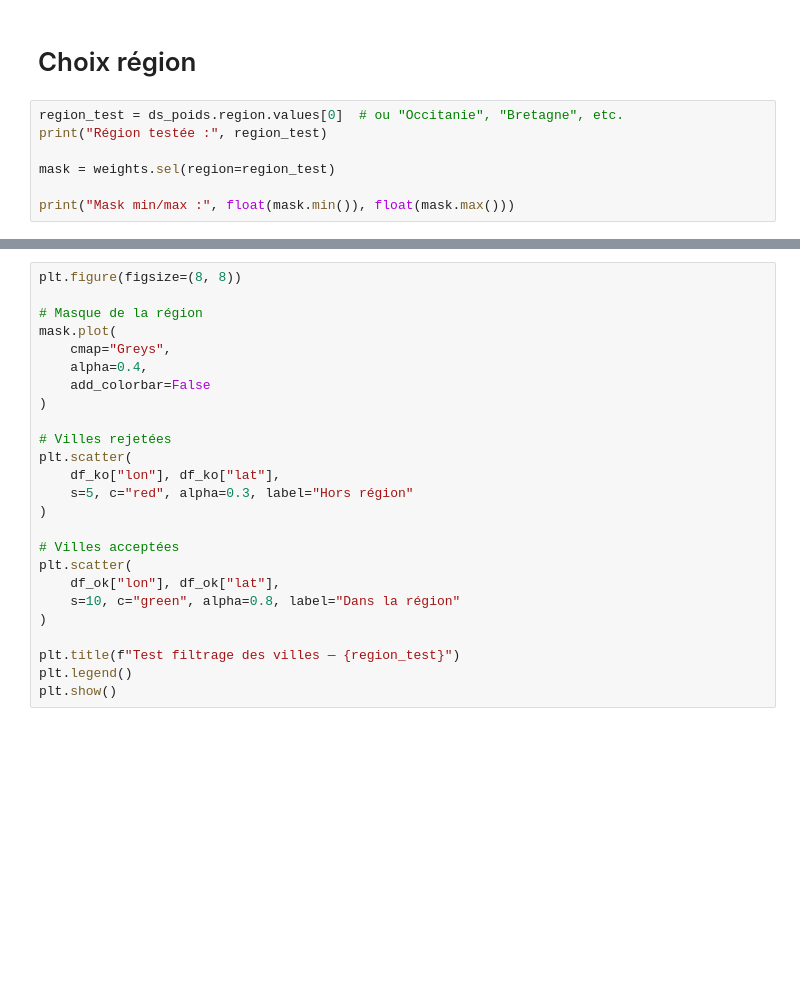
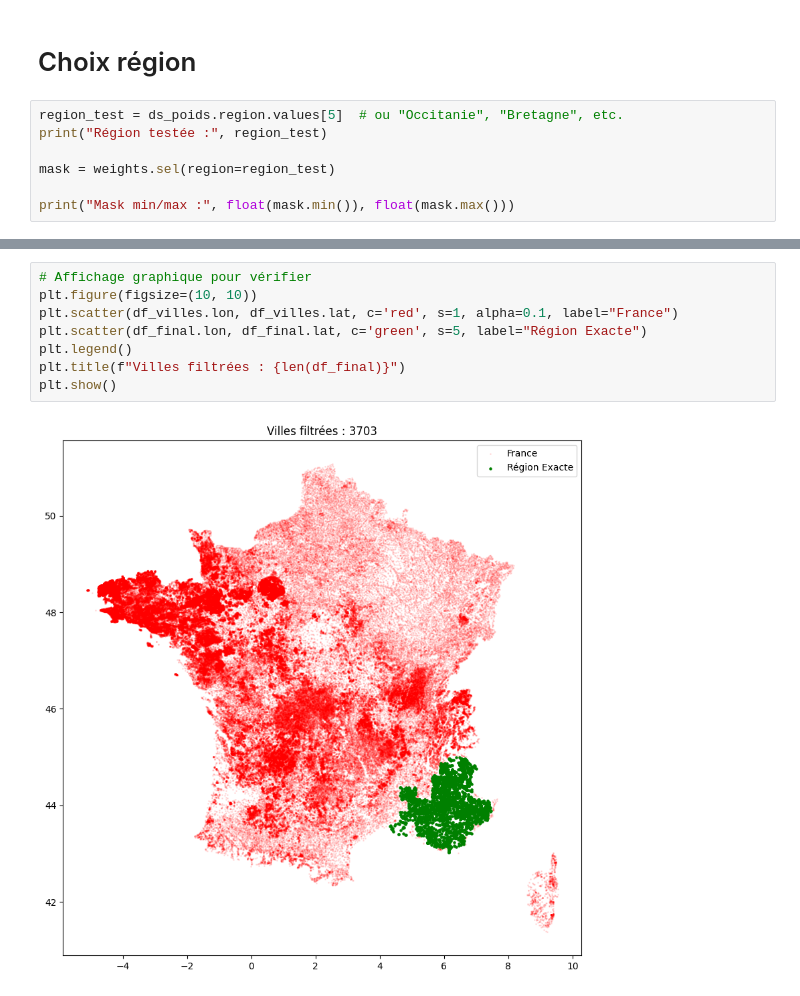
Before and after one commit to MargotL3869/Projet_Data_Visu_Margot_Hanaa, a Jupyter notebook: TP_Code/Test-ville_regions.ipynb, the cells around one changed output, grey strips where cells are left out. Drawn from its saved outputs; the diff is of its cells as text; blank space fills up the shorter version.

```diff
--- a/TP_Code/Test-ville_regions.ipynb
+++ b/TP_Code/Test-ville_regions.ipynb
@@ -42,7 +67,7 @@ print("Régions disponibles :", ds_poids.region.values)
 # %% [markdown]
 # Choix région
 # %%
-region_test = ds_poids.region.values[0]  # ou "Occitanie", "Bretagne", etc.
+region_test = ds_poids.region.values[5]  # ou "Occitanie", "Bretagne", etc.
 print("Région testée :", region_test)
 
 mask = weights.sel(region=region_test)
@@ -74,25 +108,10 @@ print("Villes rejetées :", len(df_ko))
 # %%
-plt.figure(figsize=(8, 8))
-
-# Masque de la région
-mask.plot(
-    cmap="Greys",
-    alpha=0.4,
-    add_colorbar=False
-)
-
-# Villes rejetées
-plt.scatter(
-    df_ko["lon"], df_ko["lat"],
-    s=5, c="red", alpha=0.3, label="Hors région"
-)
-
-# Villes acceptées
-plt.scatter(
-    df_ok["lon"], df_ok["lat"],
-    s=10, c="green", alpha=0.8, label="Dans la région"
-)
-
-plt.title(f"Test filtrage des villes — {region_test}")
+# Affichage graphique pour vérifier
+plt.figure(figsize=(10, 10))
+plt.scatter(df_villes.lon, df_villes.lat, c='red', s=1, alpha=0.1, label="France")
+plt.scatter(df_final.lon, df_final.lat, c='green', s=5, label="Région Exacte")
 plt.legend()
+plt.title(f"Villes filtrées : {len(df_final)}")
 plt.show()
+# %% [output]
+[figure, added]
```
Also changed, not shown: parts of 4 cells of this notebook.
